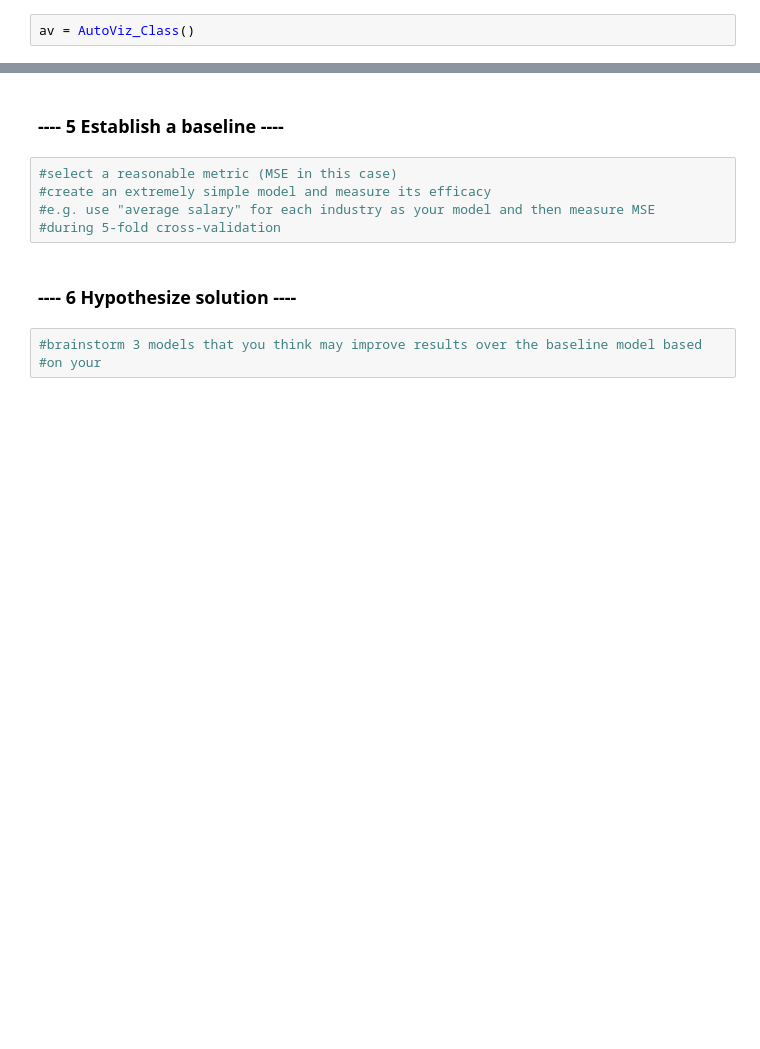
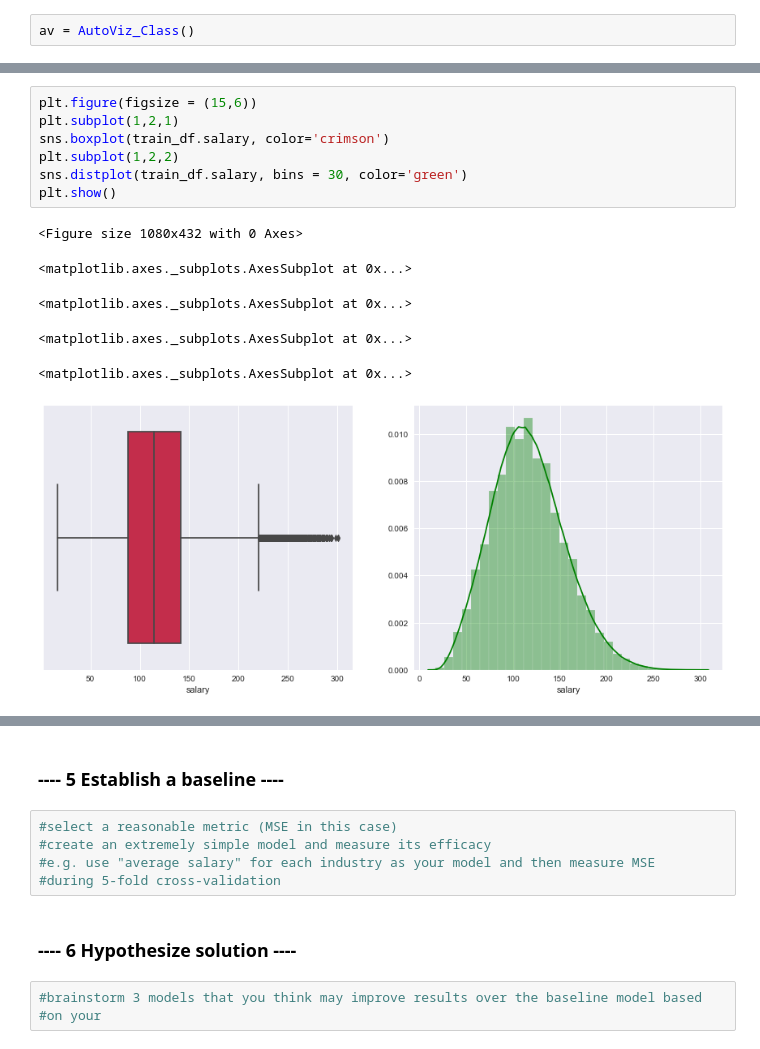
Before and after one commit to anthonywong611/salary_prediction_DS, a Jupyter notebook: Salary_Prediction_Project.ipynb, the cells around one changed output, grey strips where cells are left out. Cells and saved outputs as stored; diff of their text form; blank space fills up the shorter version.

```diff
--- a/Salary_Prediction_Project.ipynb
+++ b/Salary_Prediction_Project.ipynb
@@ -144,0 +177,14 @@ Time to run AutoViz (in seconds) = 14.748
+# %%
+plt.figure(figsize = (15,6))
+plt.subplot(1,2,1)
+sns.boxplot(train_df.salary, color='crimson')
+plt.subplot(1,2,2)
+sns.distplot(train_df.salary, bins = 30, color='green')
+plt.show()
+# %% [output]
+<Figure size 1080x432 with 0 Axes>
+<matplotlib.axes._subplots.AxesSubplot at 0x...>
+<matplotlib.axes._subplots.AxesSubplot at 0x...>
+<matplotlib.axes._subplots.AxesSubplot at 0x...>
+<matplotlib.axes._subplots.AxesSubplot at 0x...>
+[figure, added]
```
Also changed, not shown: parts of 7 cells of this notebook.
